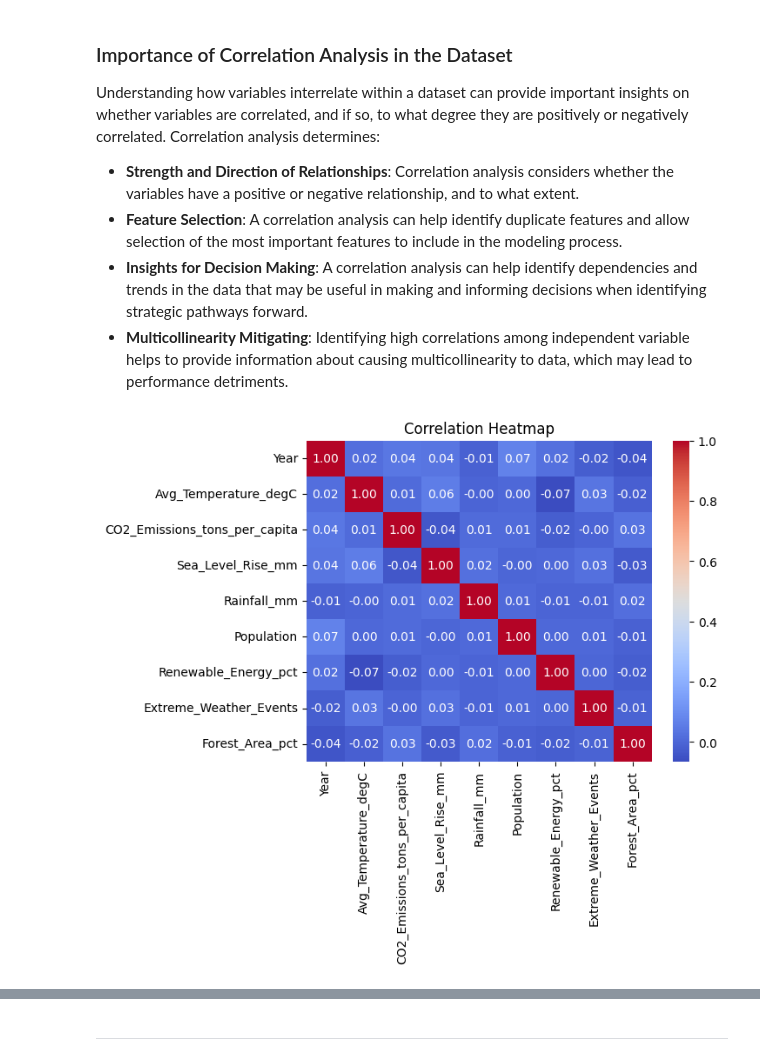
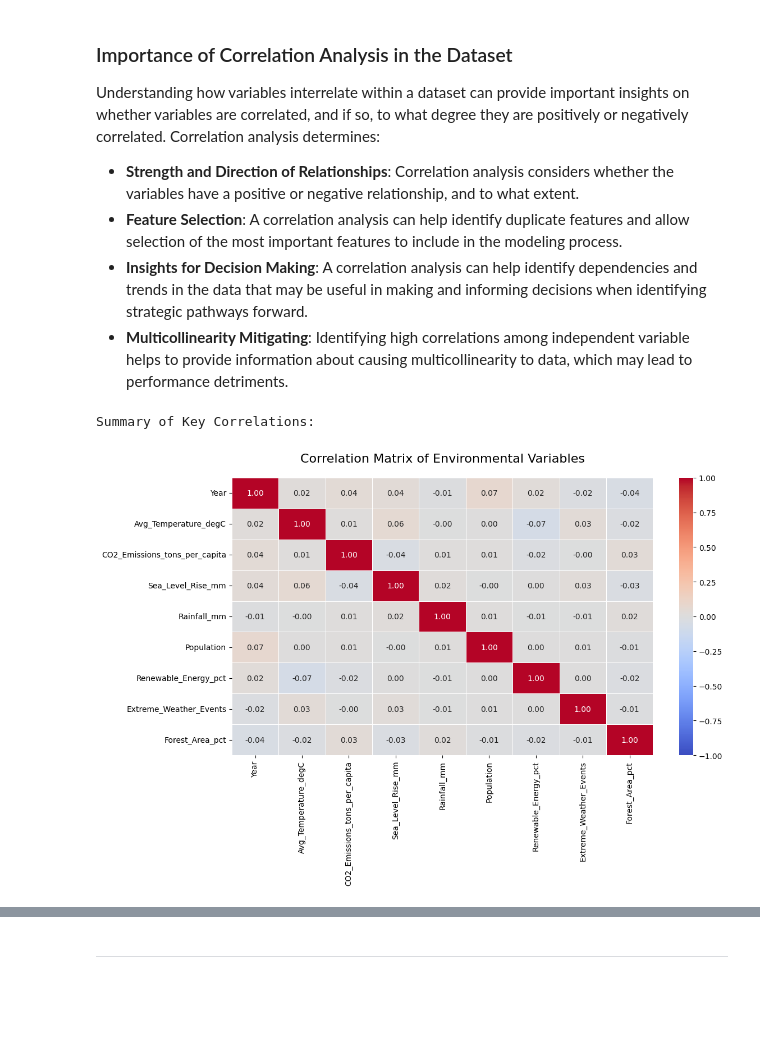
Before and after one commit to Ewa1986/GlobalEcoInsights2000-2024, a Jupyter notebook: jupyter_notebooks/Notebook_Template.ipynb, the cells around one changed output, grey strips where cells are left out. Saved outputs shown, nothing was run; the diff lists cells and outputs as text; code cells hidden in the pictures; blank space fills up the shorter version.

Commit message:
Correlational analysis completed

```diff
--- a/jupyter_notebooks/Notebook_Template.ipynb
+++ b/jupyter_notebooks/Notebook_Template.ipynb
@@ -235,26 +235,39 @@ Understanding how variables interrelate within a dataset can provide important i
 - **Feature Selection**: A correlation analysis can help identify duplicate features and allow selection of the most important features to include in the modeling process.
 - **Insights for Decision Making**: A correlation analysis can help identify dependencies and trends in the data that may be useful in making and informing decisions when identifying strategic pathways forward.
 - **Multicollinearity Mitigating**: Identifying high correlations among independent variable helps to provide information about causing multicollinearity to data, which may lead to performance detriments.
-# %%
-# Calculate Pearson and Spearman correlations
-pearson_corr = df.corr(method='pearson')
-spearman_corr = df.corr(method='spearman')
-
-# Create side-by-side heatmaps
-fig, axes = plt.subplots(1, 2, figsize=(16, 6))
-
-# Pearson correlation heatmap
-sns.heatmap(pearson_corr, annot=True, cmap='coolwarm', ax=axes[0])
-axes[0].set_title('Pearson Correlation')
-
-# Spearman correlation heatmap
-sns.heatmap(spearman_corr, annot=True, cmap='coolwarm', ax=axes[1])
-axes[1].set_title('Spearman Correlation')
-
-plt.tight_layout()
-plt.show()
-# %% [output]
-[figure, removed]
+# %%
+from scipy.stats import pearsonr
+
+# Calculate correlation matrix
+correlation_matrix = df.select_dtypes(include=['float64', 'int64']).corr()
+
+# Create a heatmap
+plt.figure(figsize=(12, 8))
+sns.heatmap(correlation_matrix, annot=True, cmap='coolwarm', vmin=-1, vmax=1, fmt='.2f', linewidths=0.5)
+plt.title('Correlation Matrix of Environmental Variables', fontsize=16, pad=20)
+plt.tight_layout()
+
+# Calculate and store all pairwise correlations and p-values
+correlation_results = {}
+numeric_columns = df.select_dtypes(include=['float64', 'int64']).columns
+
+for i, col1 in enumerate(numeric_columns):
+    for col2 in numeric_columns[i+1:]:
+        corr, p_val = pearsonr(df[col1], df[col2])
+        correlation_results[(col1, col2)] = {
+            'correlation': corr,
+            'p_value': p_val
+        }
+
+# Display a summary of the correlation analysis
+print("Summary of Key Correlations:\n")
+for (var1, var2), stats in correlation_results.items():
+    if abs(stats['correlation']) > 0.5:  # Only show strong correlations
+        significance = "significant" if stats['p_value'] < 0.05 else "not significant"
+        print(f"• {var1} and {var2}: r = {stats['correlation']:.2f} (p = {stats['p_value']:.4f}, {significance})")
+# %% [output]
+Summary of Key Correlations:
+[figure, added]
 # %%
 # Sort the correlation results by absolute correlation values in descending order
 top_3_correlations = sorted(
```
Also changed, not shown: parts of 5 cells of this notebook.
